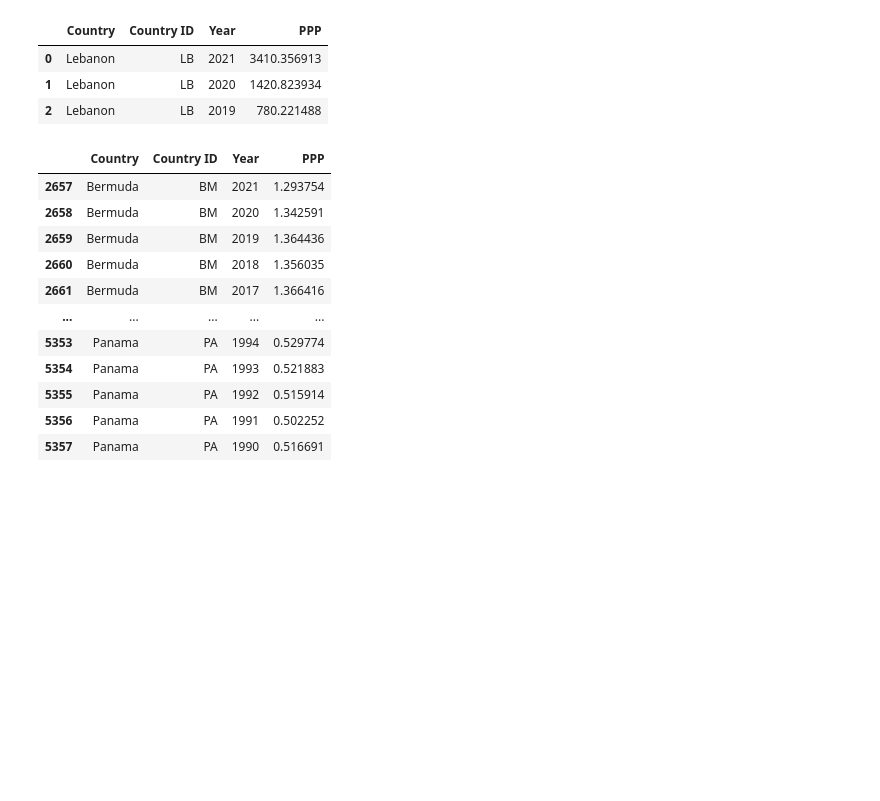
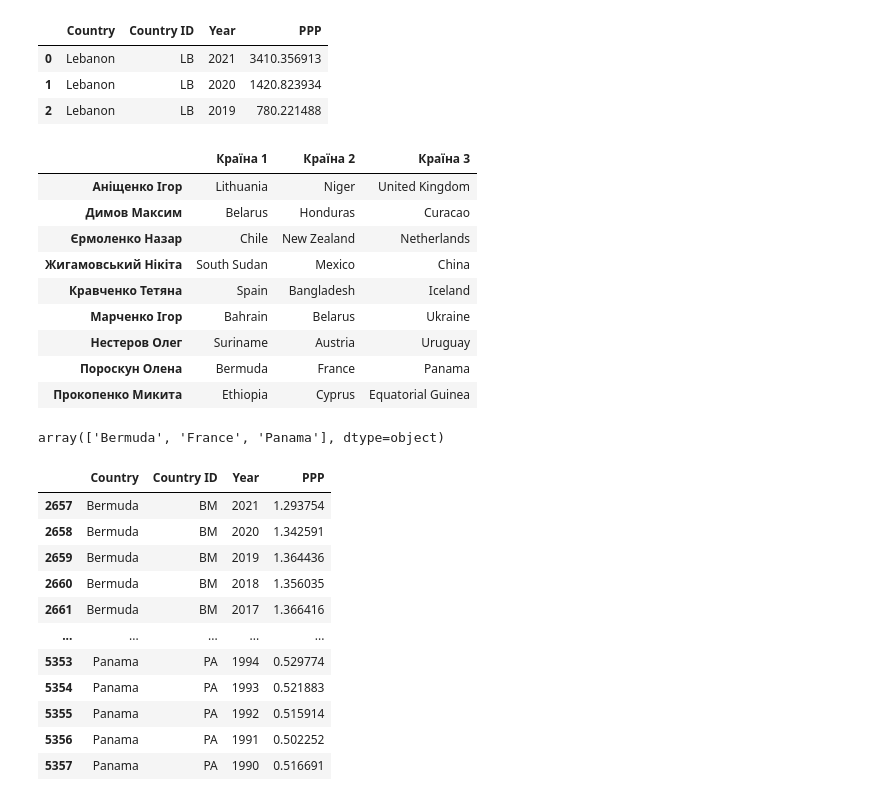
Before and after one commit to alenaporoskun/ssu_2023_pbd, a Jupyter notebook: labs/lab7/samples/sample.ipynb, the cells around one changed output. Drawn from its saved outputs; the diff is of its cells as text; code cells hidden in the pictures; blank space fills up the shorter version.

```diff
--- a/labs/lab7/samples/sample.ipynb
+++ b/labs/lab7/samples/sample.ipynb
@@ -467,4 +467,24 @@ data_ppp.head(3)
 | 0 | Lebanon | LB | 2021 | 3410.356913 |
 | 1 | Lebanon | LB | 2020 | 1420.823934 |
 | 2 | Lebanon | LB | 2019 | 780.221488 |
+# %%
+names_countries = pd.read_csv('../tasks.csv', header=0, names=['Країна 1', 'Країна 2', 'Країна 3'])
+names_countries.head(9)
+# %% [output]
+|  | Країна 1 | Країна 2 | Країна 3 |
+| Аніщенко Ігор | Lithuania | Niger | United Kingdom |
+| Димов Максим | Belarus | Honduras | Curacao |
+| Єрмоленко Назар | Chile | New Zealand | Netherlands |
+| Жигамовський Нікіта | South Sudan | Mexico | China |
+| Кравченко Тетяна | Spain | Bangladesh | Iceland |
+| Марченко Ігор | Bahrain | Belarus | Ukraine |
+| Нестеров Олег | Suriname | Austria | Uruguay |
+| Пороскун Олена | Bermuda | France | Panama |
+| Прокопенко Микита | Ethiopia | Cyprus | Equatorial Guinea |
+# %%
+names_countries = names_countries.loc['Пороскун Олена']
+filter_country = names_countries.values
+filter_country
+# %% [output]
+array(['Bermuda', 'France', 'Panama'], dtype=object)
 # %%
```
Also changed, not shown: parts of 18 cells of this notebook, 2 other files.
